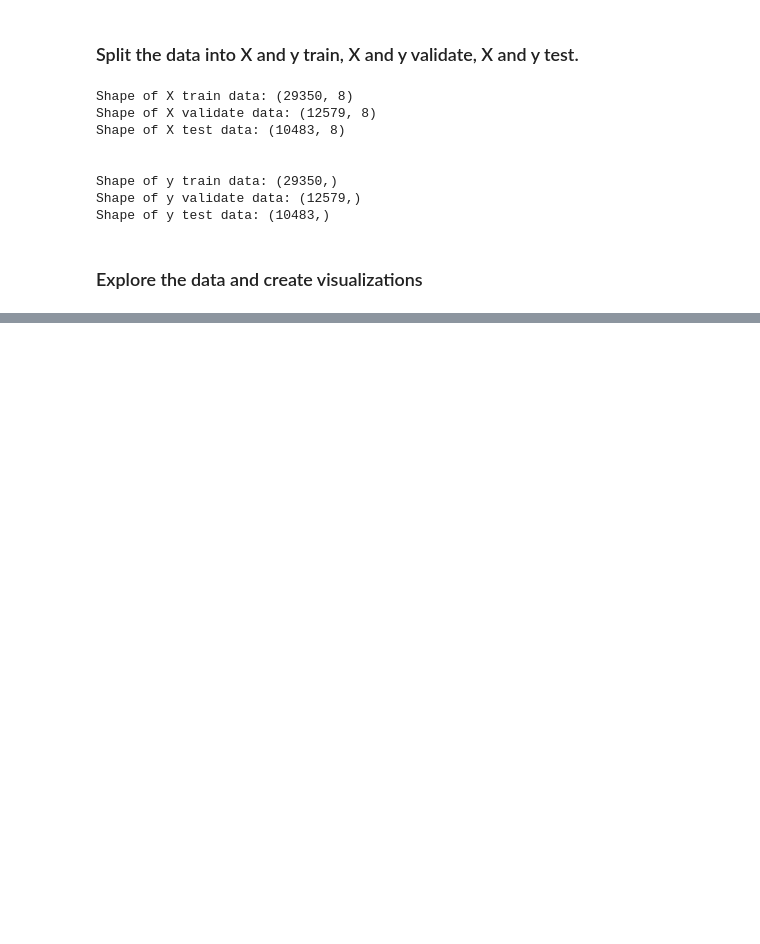
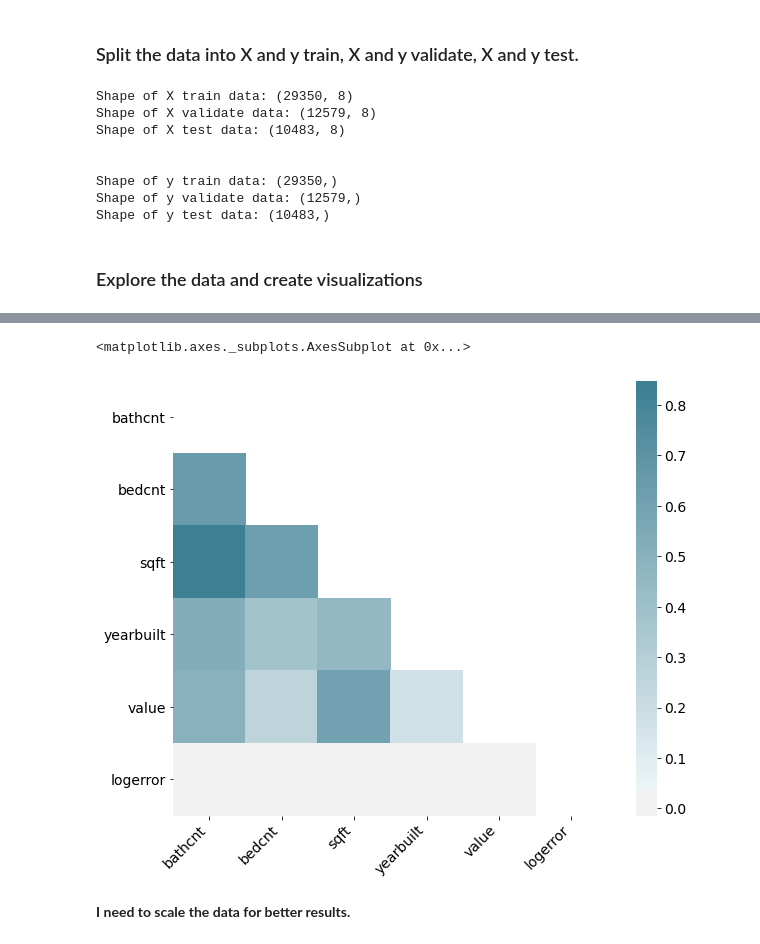
Before and after one commit to KwameTaylor/kwames-zillow-zestimates-error-control, a Jupyter notebook: explore.ipynb, the cells around one changed output, grey strips where cells are left out. Cells and saved outputs as stored; diff of their text form; code cells hidden in the pictures; blank space fills up the shorter version.

```diff
--- a/explore.ipynb
+++ b/explore.ipynb
@@ -200,0 +211,14 @@ plt.show()
+# %%
+# heatmap time!
+heatmap_data = train.drop(columns=['latitude', 'longitude'])
+corr = heatmap_data.corr()
+mask = np.triu(np.ones_like(corr, dtype=bool))
+ax = sns.heatmap(corr, mask=mask, center=0, cmap=sns.diverging_palette(20, 220, n=200), square=True)
+ax.set_xticklabels(ax.get_xticklabels(), rotation=45, horizontalalignment='right')
+ax.set_yticklabels(ax.get_yticklabels(), rotation=0, horizontalalignment='right')
+ax
+# %% [output]
+<matplotlib.axes._subplots.AxesSubplot at 0x...>
+[figure, added]
+# %% [markdown]
+**I need to scale the data for better results.**
```
Also changed, not shown: parts of 6 cells of this notebook, 1 other file.
